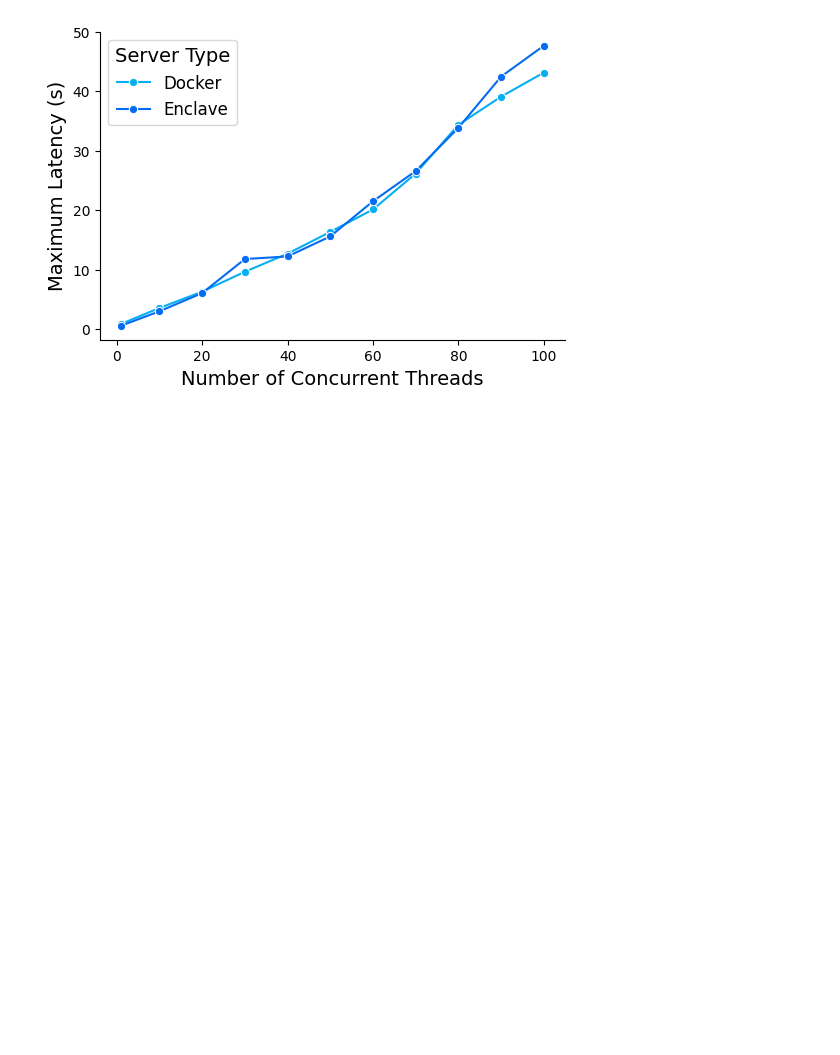
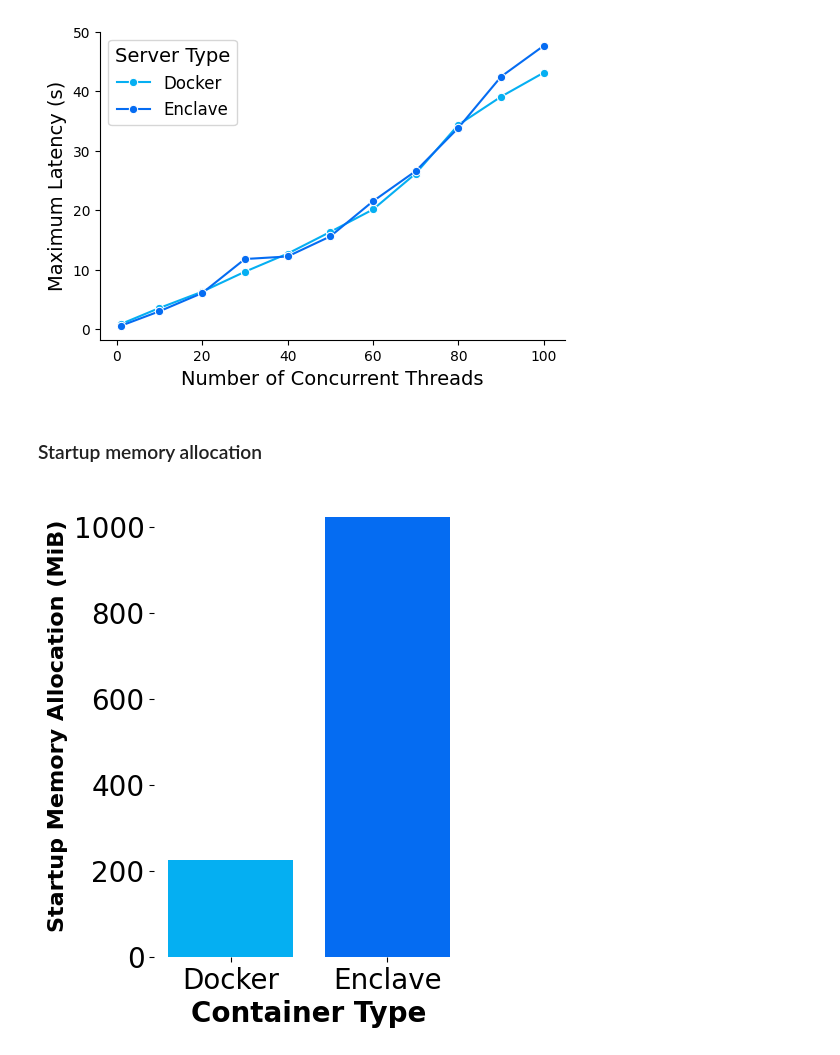
Before and after one commit to hpiercehoffman/secure-serving, a Jupyter notebook: figures/figures.ipynb, the cells around one changed output. Cells and saved outputs as stored; diff of their text form; code cells hidden in the pictures; blank space fills up the shorter version.

Commit message:
add memory perf files

```diff
--- a/figures/figures.ipynb
+++ b/figures/figures.ipynb
@@ -180,3 +183,29 @@ plt.legend(title='Server Type', title_fontsize='14', fontsize='12')
 plt.show()
 # %% [output]
 [figure]
+# %% [markdown]
+### Startup memory allocation ###
+# %%
+startup_memory_mib = {
+    "Docker": 225,
+    "Enclave": 1023
+}
+
+colors = ['#05aff2', '#056cf2']
+
+plt.figure(figsize=(4, 6))
+plt.bar(startup_memory_mib.keys(),
+        startup_memory_mib.values(),
+        color=colors, width=0.8)
+
+plt.xlabel('Container Type', fontsize=20, fontweight='bold')
+plt.ylabel('Startup Memory Allocation (MiB)', fontsize=16, fontweight='bold')
+plt.xticks(fontsize=20)
+plt.yticks(fontsize=20)
+
+for spine in plt.gca().spines.values():
+   spine.set_visible(False)
+
+plt.show()
+# %% [output]
+[figure, added]
```
Also changed, not shown: parts of 5 cells of this notebook, 3 other files.
